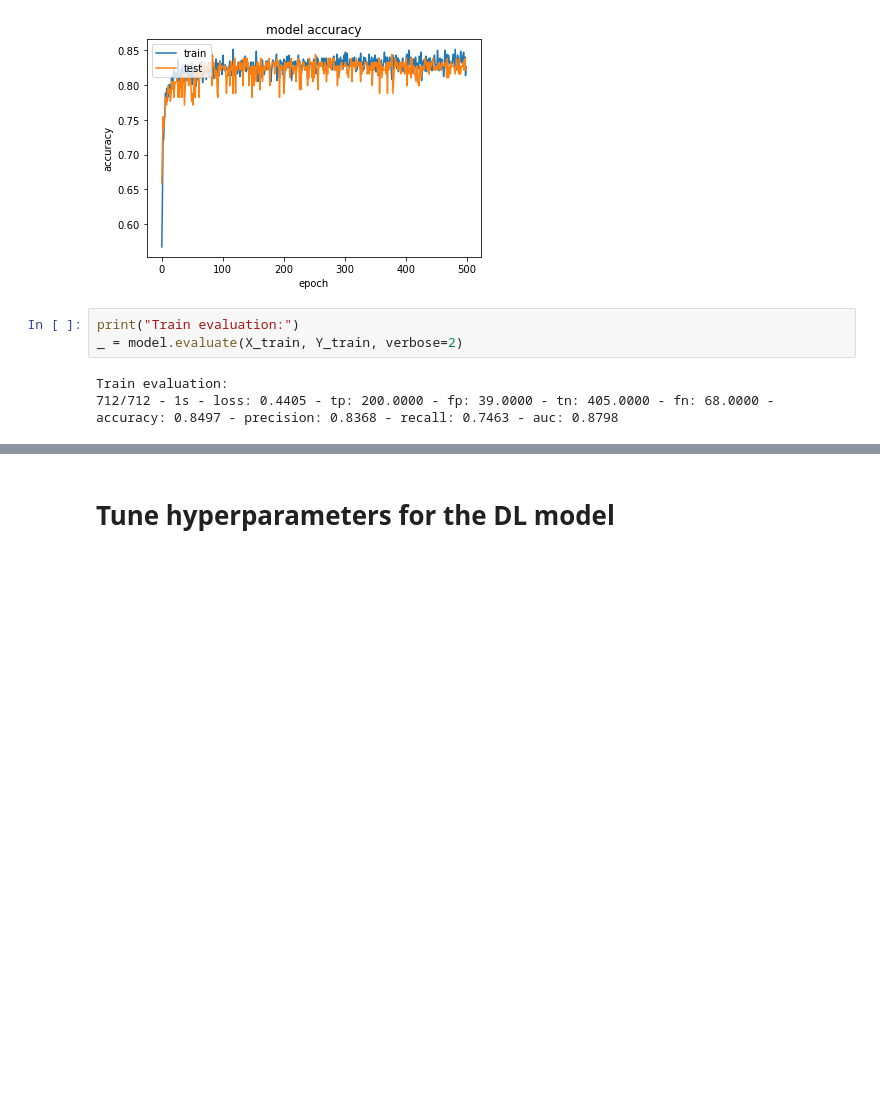
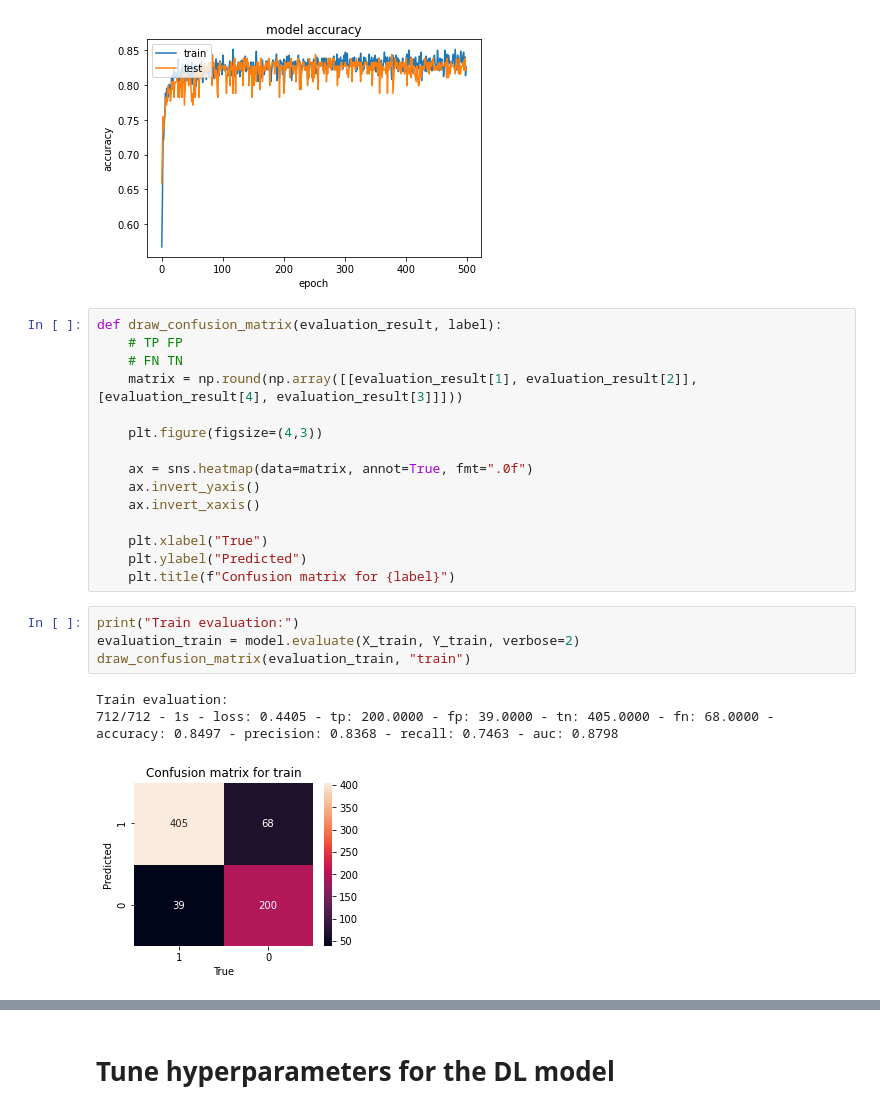
Before and after one commit to Witalia008/kaggle-public, a Jupyter notebook: titanic/TitanicDL.ipynb, the cells around one changed output, grey strips where cells are left out. Saved outputs shown, nothing was run; the diff lists cells and outputs as text; blank space fills up the shorter version.

Commit message:
Titanic v49: Draw confusion matrices, store top 5 tuned results (0.81818).

```diff
--- a/titanic/TitanicDL.ipynb
+++ b/titanic/TitanicDL.ipynb
@@ -410,11 +413,28 @@ plot_model_history(history)
 # %% [output]
 dict_keys(['loss', 'tp', 'fp', 'tn', 'fn', 'accuracy', 'precision', 'recall', 'auc', 'val_loss', 'val_tp', 'val_fp', 'val_tn', 'val_fn', 'val_accuracy', 'val_precision', 'val_recall', 'val_auc'])
 [figure]
+# %%
+def draw_confusion_matrix(evaluation_result, label):
+    # TP FP
+    # FN TN
+    matrix = np.round(np.array([[evaluation_result[1], evaluation_result[2]], [evaluation_result[4], evaluation_result[3]]]))
+
+    plt.figure(figsize=(4,3))
+
+    ax = sns.heatmap(data=matrix, annot=True, fmt=".0f")
+    ax.invert_yaxis()
+    ax.invert_xaxis()
+
+    plt.xlabel("True")
+    plt.ylabel("Predicted")
+    plt.title(f"Confusion matrix for {label}")
 # %%
 print("Train evaluation:")
-_ = model.evaluate(X_train, Y_train, verbose=2)
+evaluation_train = model.evaluate(X_train, Y_train, verbose=2)
+draw_confusion_matrix(evaluation_train, "train")
 # %% [output]
 Train evaluation:
 712/712 - 1s - loss: 0.4405 - tp: 200.0000 - fp: 39.0000 - tn: 405.0000 - fn: 68.0000 - accuracy: 0.8497 - precision: 0.8368 - recall: 0.7463 - auc: 0.8798
+[figure, added]
 # %%
 print("Dev evaluation:")
```
Also changed, not shown: parts of 16 cells of this notebook, 5 other files.
